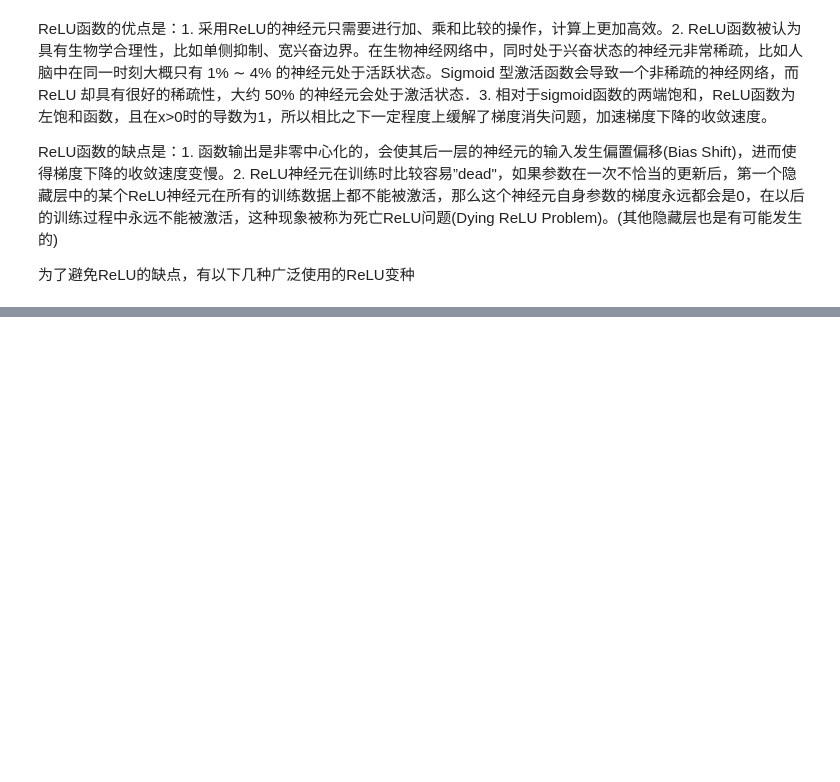
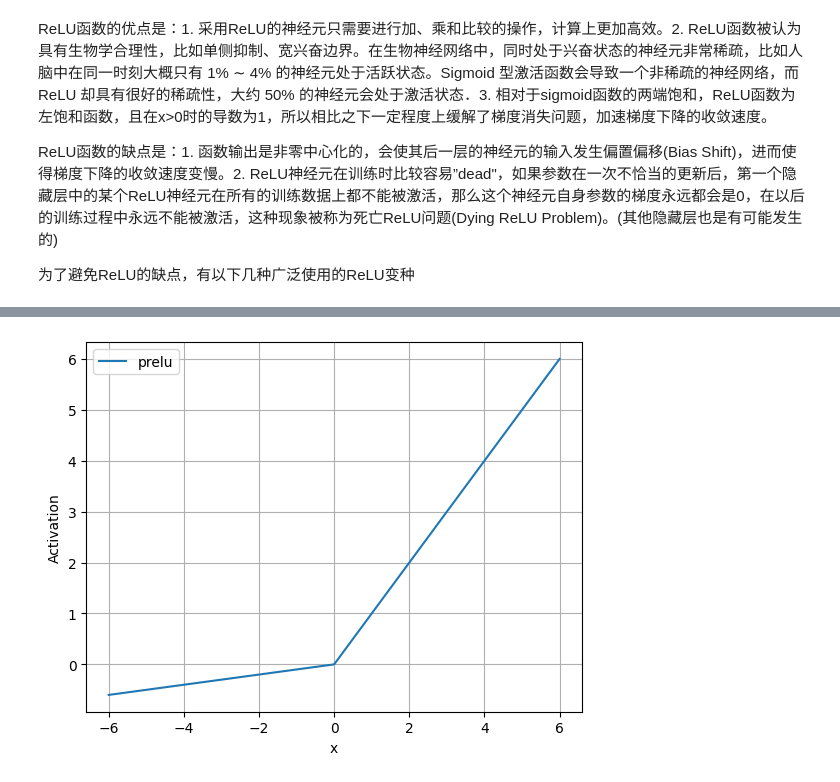
Before and after one commit to Sakurasilent/LM_fl, a Jupyter notebook: 激活函数.ipynb, the cells around one changed output, grey strips where cells are left out. Cells and saved outputs as stored; diff of their text form; code cells hidden in the pictures; blank space fills up the shorter version.

```diff
--- a/激活函数.ipynb
+++ b/激活函数.ipynb
@@ -164,0 +258,20 @@ ReLU函数的缺点是：1. 函数输出是非零中心化的，会使其后一
+# %%
+class CustomPReLU(nn.Module):
+    def __init__(self, init=0.25):
+        super(CustomPReLU, self).__init__()
+        self.gamma = nn.Parameter(torch.tensor(init, requires_grad=True)) # 可学习参数
+    def forward(self, x):
+        return torch.maximum(torch.zeros_like(x), x) + self.gamma * torch.minimum(torch.zeros_like(x), x)
+
+prelu = CustomPReLU(init=0.01)
+x = np.linspace(-6, 6, 600)
+
+output0 = prelu(torch.Tensor(x))
+plt.plot(x, output1, label='prelu')
+plt.xlabel("x")
+plt.ylabel("Activation")
+plt.grid()
+plt.legend()
+plt.show()
+# %% [output]
+[figure, added]
```
Also changed, not shown: parts of 27 cells of this notebook.
